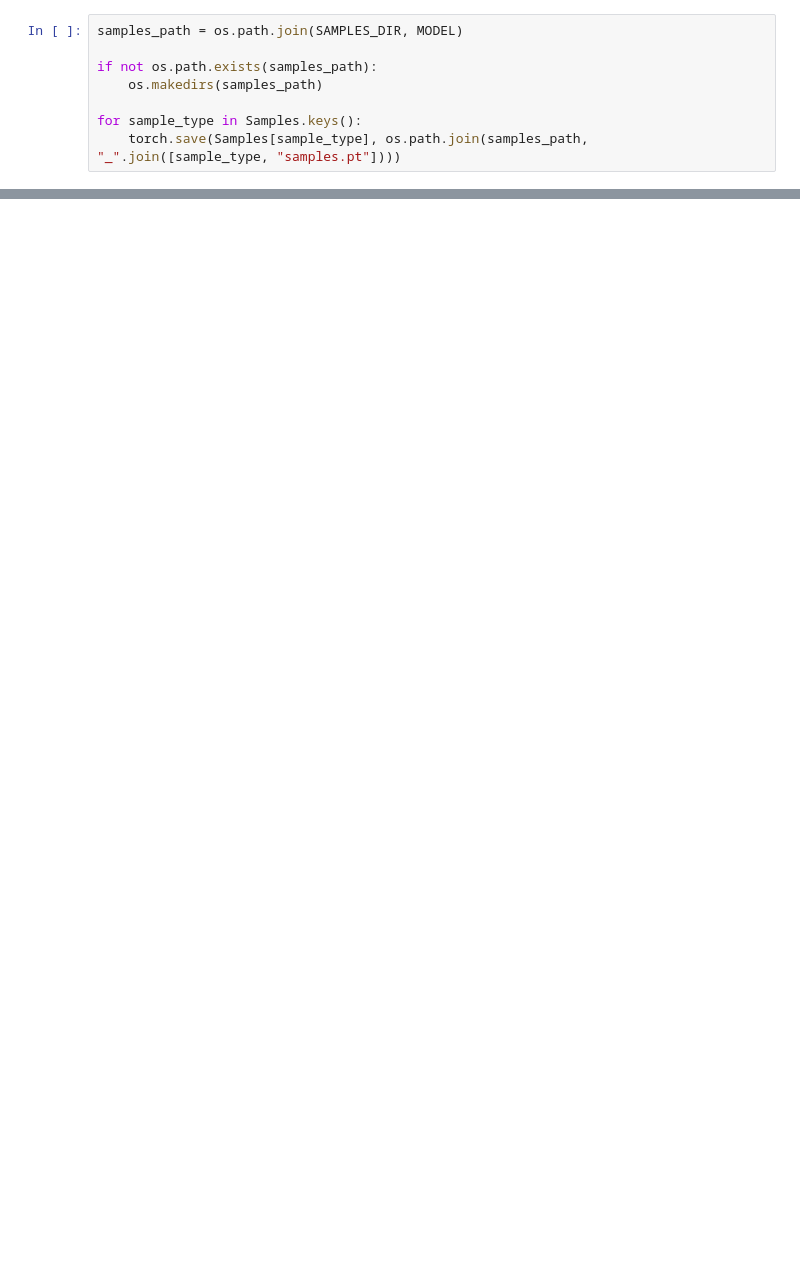
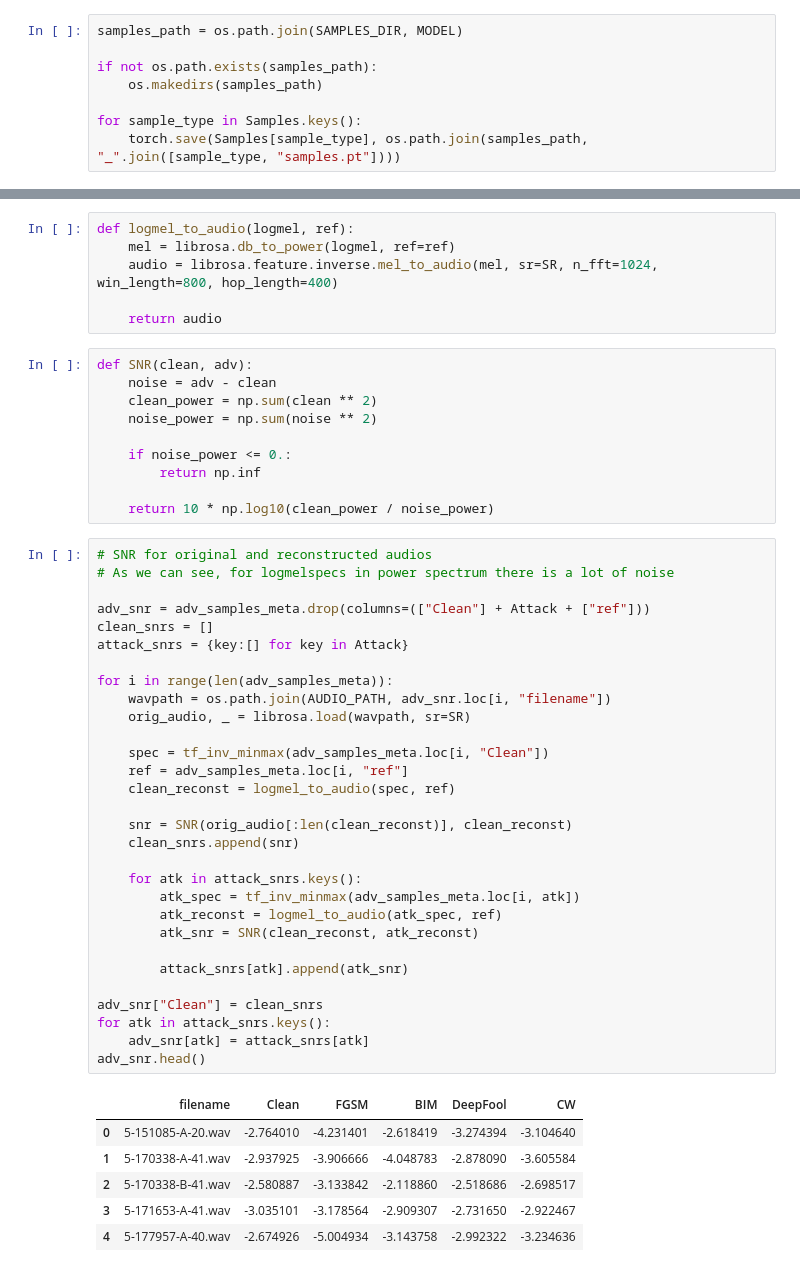
Before and after one commit to exile8/adversarial-acoustic-events, a Jupyter notebook: esc10_lms_attacks.ipynb, the cells around one changed output, grey strips where cells are left out. Cells and saved outputs as stored; diff of their text form; blank space fills up the shorter version.

```diff
--- a/esc10_lms_attacks.ipynb
+++ b/esc10_lms_attacks.ipynb
@@ -521,0 +543,53 @@ for sample_type in Samples.keys():
+# %%
+def logmel_to_audio(logmel, ref):
+    mel = librosa.db_to_power(logmel, ref=ref)
+    audio = librosa.feature.inverse.mel_to_audio(mel, sr=SR, n_fft=1024, win_length=800, hop_length=400)
+
+    return audio
+# %%
+def SNR(clean, adv):
+    noise = adv - clean
+    clean_power = np.sum(clean ** 2)
+    noise_power = np.sum(noise ** 2)
+
+    if noise_power <= 0.:
+        return np.inf
+
+    return 10 * np.log10(clean_power / noise_power)
+# %%
+# SNR for original and reconstructed audios
+# As we can see, for logmelspecs in power spectrum there is a lot of noise
+
+adv_snr = adv_samples_meta.drop(columns=(["Clean"] + Attack + ["ref"]))
+clean_snrs = []
+attack_snrs = {key:[] for key in Attack}
+
+for i in range(len(adv_samples_meta)):
+    wavpath = os.path.join(AUDIO_PATH, adv_snr.loc[i, "filename"])
+    orig_audio, _ = librosa.load(wavpath, sr=SR)
+
+    spec = tf_inv_minmax(adv_samples_meta.loc[i, "Clean"])
+    ref = adv_samples_meta.loc[i, "ref"]
+    clean_reconst = logmel_to_audio(spec, ref)
+
+    snr = SNR(orig_audio[:len(clean_reconst)], clean_reconst)
+    clean_snrs.append(snr)
+
+    for atk in attack_snrs.keys():
+        atk_spec = tf_inv_minmax(adv_samples_meta.loc[i, atk])
+        atk_reconst = logmel_to_audio(atk_spec, ref)
+        atk_snr = SNR(clean_reconst, atk_reconst)
+
+        attack_snrs[atk].append(atk_snr)
+
+adv_snr["Clean"] = clean_snrs
+for atk in attack_snrs.keys():
+    adv_snr[atk] = attack_snrs[atk]
+adv_snr.head()
+# %% [output]
+|  | filename | Clean | FGSM | BIM | DeepFool | CW |
+| 0 | 5-151085-A-20.wav | -2.764010 | -4.231401 | -2.618419 | -3.274394 | -3.104640 |
+| 1 | 5-170338-A-41.wav | -2.937925 | -3.906666 | -4.048783 | -2.878090 | -3.605584 |
+| 2 | 5-170338-B-41.wav | -2.580887 | -3.133842 | -2.118860 | -2.518686 | -2.698517 |
+| 3 | 5-171653-A-41.wav | -3.035101 | -3.178564 | -2.909307 | -2.731650 | -2.922467 |
+| 4 | 5-177957-A-40.wav | -2.674926 | -5.004934 | -3.143758 | -2.992322 | -3.234636 |
```
Also changed, not shown: parts of 6 cells of this notebook.
